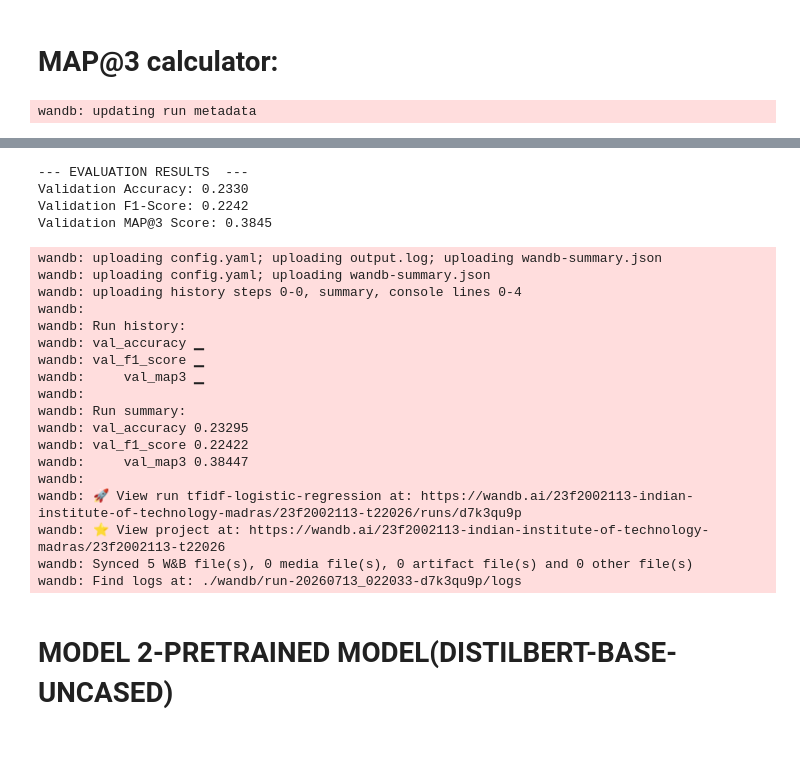
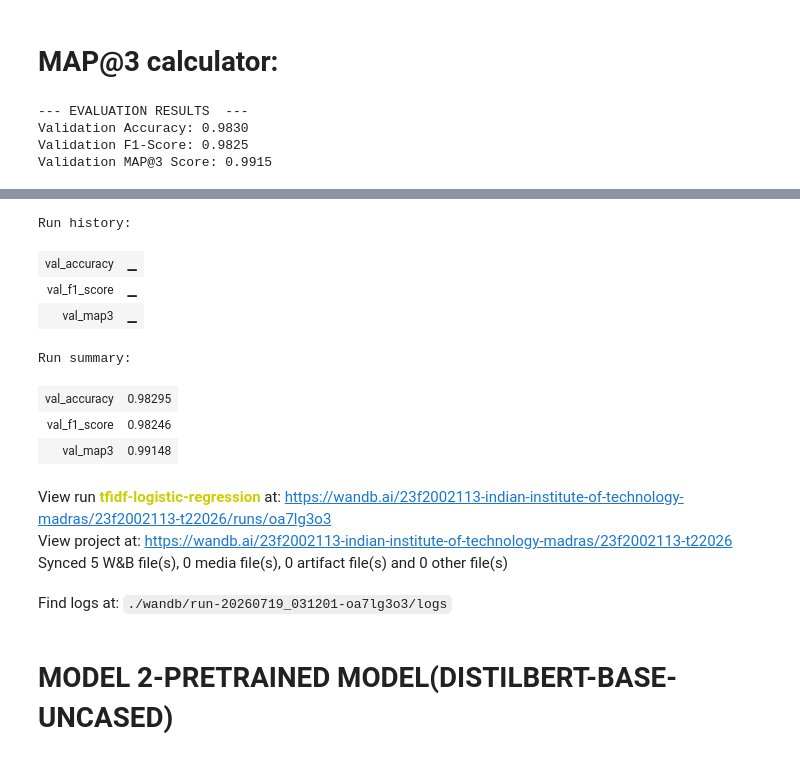
Before and after one commit to 23f2002113/DL-23f2002113-notebook-t22026, a Jupyter notebook: notebooks/kaggle_notebook.ipynb, the cells around one changed output, grey strips where cells are left out. Saved outputs shown, nothing was run; the diff lists cells and outputs as text; code cells hidden in the pictures.

Commit message:
fix issue in tfidf+lr part and in ensemble part

```diff
--- a/notebooks/kaggle_notebook.ipynb
+++ b/notebooks/kaggle_notebook.ipynb
@@ -412,7 +411,7 @@ lr_model.fit(X_train_lr, train_labels)
 # Evaluate Validation
 val_preds_lr = lr_model.predict_proba(X_val_lr)[:, 1]
 val_preds_matrix_lr = val_preds_lr.reshape(-1, 5)
-val_labels_matrix_lr = train_labels[:len(val_preds_matrix_lr)*5].reshape(-1, 5)
+val_labels_matrix_lr = val_labels.reshape(-1, 5)
 
 
 pred_indices_lr = np.argmax(val_preds_matrix_lr, axis=1)
@@ -440,4 +439,7 @@ wandb.log({
 # Close the WandB run session
 wandb.finish()
 # %% [output]
-wandb: updating run metadata
+--- EVALUATION RESULTS  ---
+Validation Accuracy: 0.9830
+Validation F1-Score: 0.9825
+Validation MAP@3 Score: 0.9915
@@ -444,25 +447,15 @@ wandb: updating run metadata
---- EVALUATION RESULTS  ---
-Validation Accuracy: 0.2330
-Validation F1-Score: 0.2242
-Validation MAP@3 Score: 0.3845
+Run history:
+| val_accuracy | ▁ |
+| val_f1_score | ▁ |
+| val_map3 | ▁ |
-wandb: uploading config.yaml; uploading output.log; uploading wandb-summary.json
-wandb: uploading config.yaml; uploading wandb-summary.json
-wandb: uploading history steps 0-0, summary, console lines 0-4
-wandb:
-wandb: Run history:
-wandb: val_accuracy ▁
-wandb: val_f1_score ▁
-wandb:     val_map3 ▁
-wandb:
-wandb: Run summary:
-wandb: val_accuracy 0.23295
-wandb: val_f1_score 0.22422
-wandb:     val_map3 0.38447
-wandb:
-wandb: 🚀 View run tfidf-logistic-regression at: https://wandb.ai/23f2002113-indian-institute-of-technology-madras/23f2002113-t22026/runs/d7k3qu9p
-wandb: ⭐️ View project at: https://wandb.ai/23f2002113-indian-institute-of-technology-madras/23f2002113-t22026
-wandb: Synced 5 W&B file(s), 0 media file(s), 0 artifact file(s) and 0 other file(s)
-wandb: Find logs at: ./wandb/run-20260713_022033-d7k3qu9p/logs
+Run summary:
+| val_accuracy | 0.98295 |
+| val_f1_score | 0.98246 |
+| val_map3 | 0.99148 |
+View run tfidf-logistic-regression at: https://wandb.ai/23f2002113-indian-institute-of-technology-madras/23f2002113-t22026/runs/oa7lg3o3
+View project at: https://wandb.ai/23f2002113-indian-institute-of-technology-madras/23f2002113-t22026
+Synced 5 W&B file(s), 0 media file(s), 0 artifact file(s) and 0 other file(s)
+Find logs at: ./wandb/run-20260719_031201-oa7lg3o3/logs
 # %% [markdown]
 # MODEL 2-PRETRAINED MODEL(DISTILBERT-BASE-UNCASED)
 # %% [markdown]
```
Also changed, not shown: parts of 10 cells of this notebook.
